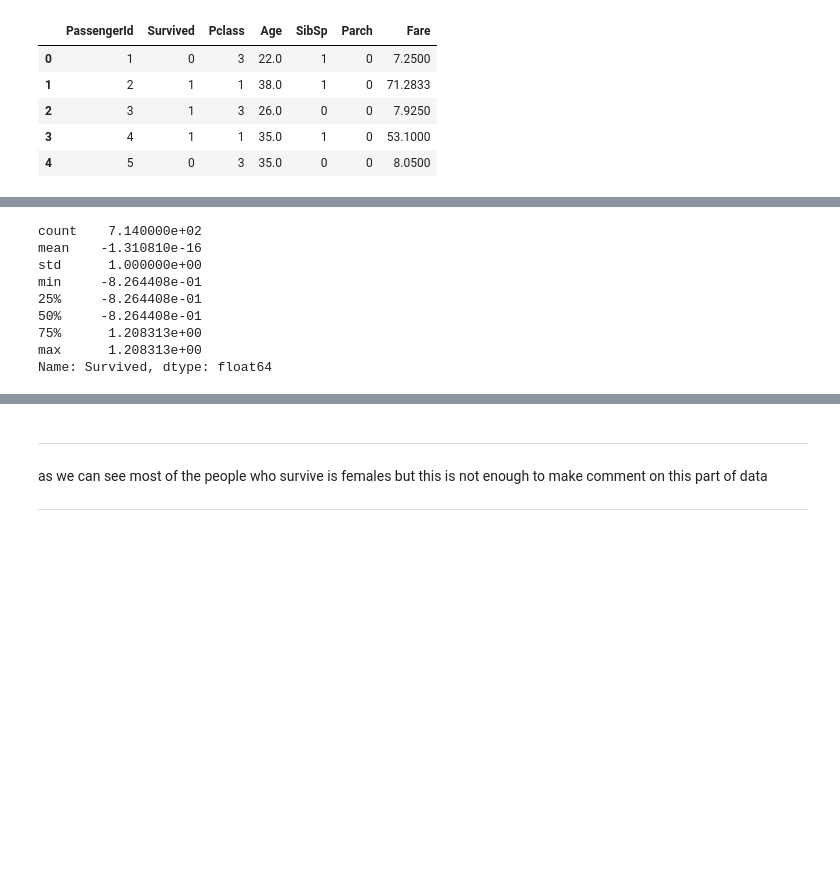
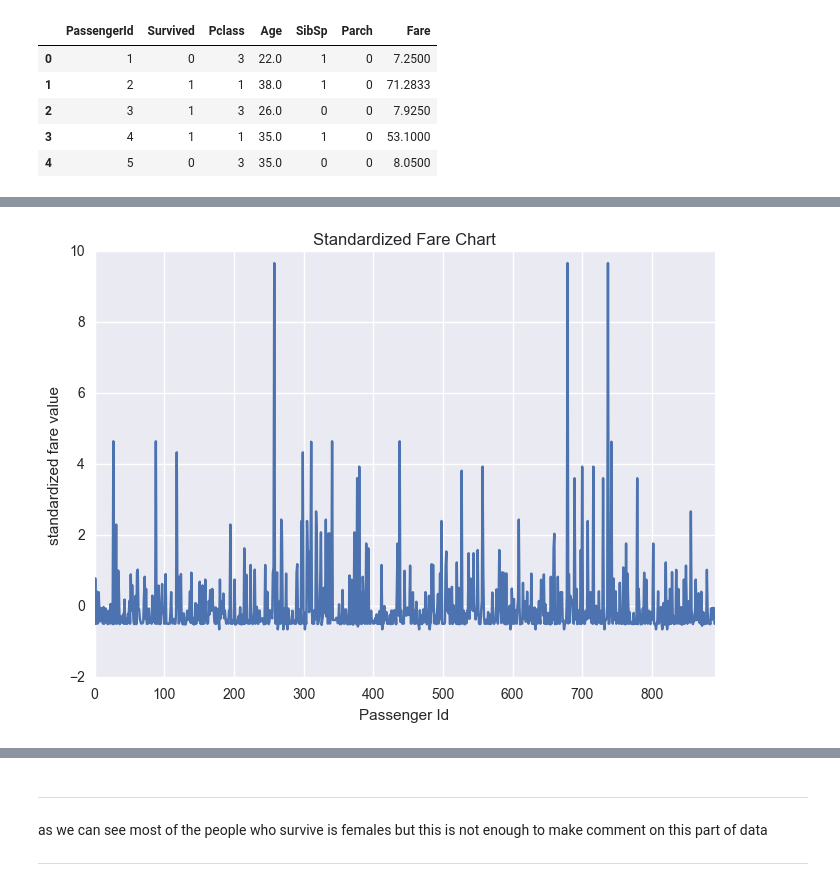
Before and after one commit to AhmetHamzaEmra/Data-Analyst-Nanodegree-, a Jupyter notebook: Titanic_Analysis.ipynb, the cells around one changed output, grey strips where cells are left out. Saved outputs shown, nothing was run; the diff lists cells and outputs as text; code cells hidden in the pictures; blank space fills up the shorter version.

```diff
--- a/Titanic_Analysis.ipynb
+++ b/Titanic_Analysis.ipynb
@@ -68,14 +65,10 @@ df[numeric_variables].head()
 def standardize_colum(column):
     return (column-column.mean())/column.std()
-# %%
-standardize_colum(df['Survived']).describe()
-# %% [output]
-count    7.140000e+02
-mean    -1.310810e-16
-std      1.000000e+00
-min     -8.264408e-01
-25%     -8.264408e-01
-50%     -8.264408e-01
-75%      1.208313e+00
-max      1.208313e+00
-Name: Survived, dtype: float64
+# %%
+standardize_colum(titanic_df['Fare']).plot()
+plt.title("Standardized Fare Chart")
+plt.xlabel("Passenger Id")
+plt.ylabel("standardized fare value")
+plt.show()
+# %% [output]
+[figure, added]
```
Also changed, not shown: parts of 41 cells of this notebook.
